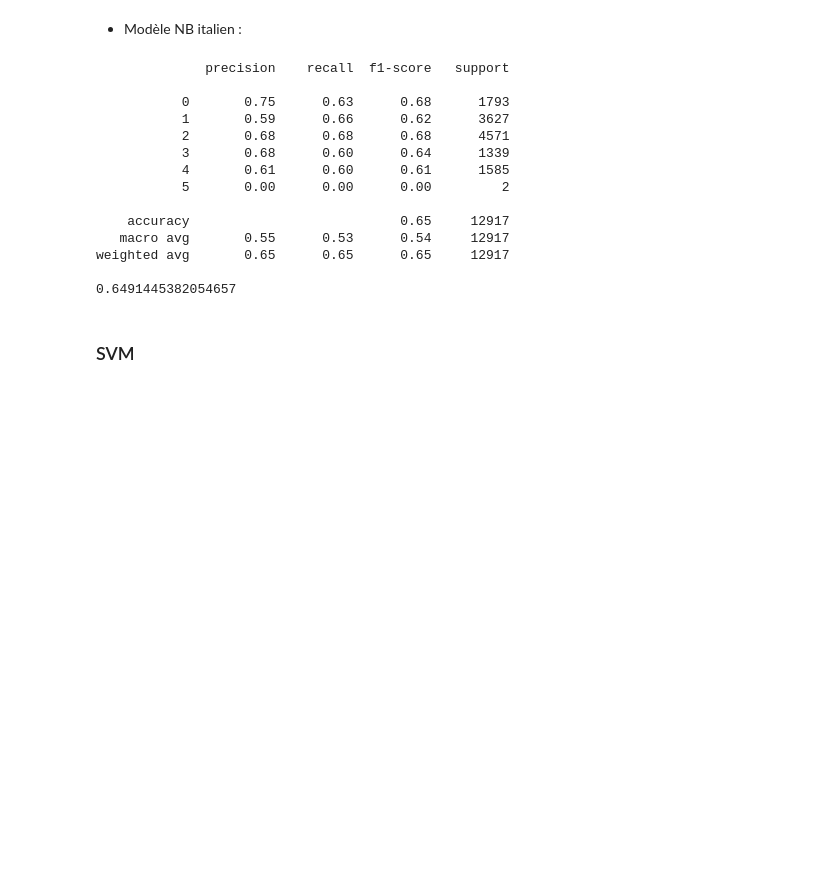
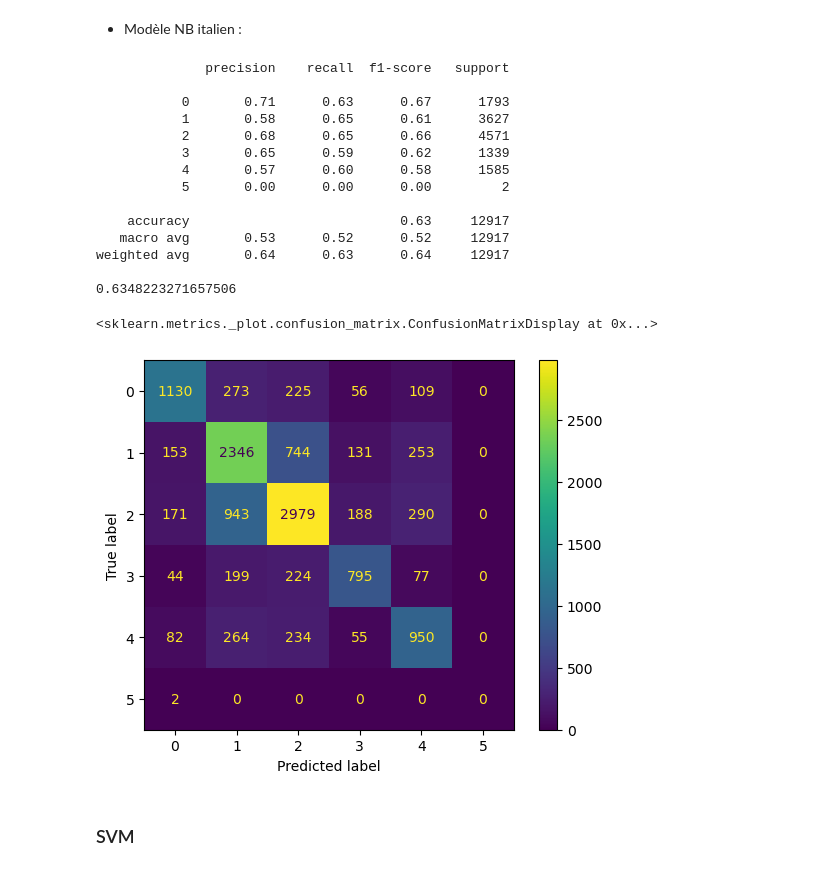
Before and after one commit to jmasSN/deft_2009, a Jupyter notebook: Codes/extract_main_final.ipynb, the cells around one changed output. Drawn from its saved outputs; the diff is of its cells as text; code cells hidden in the pictures; blank space fills up the shorter version.

```diff
--- a/Codes/extract_main_final.ipynb
+++ b/Codes/extract_main_final.ipynb
@@ -519,0 +574,10 @@ ConfusionMatrixDisplay(confusion_matrix=cm_it).plot()
+# %%
+#Pour l'italien
+
+MNB = MultinomialNB()
+MNB.fit(X_train_it, y_train_it)
+
+y_pred = MNB.predict(X_test_it)
+
+print(classification_report(y_test_it, y_pred))
+print(MNB.score(X_test_it, y_test_it))
@@ -613,18 +708,25 @@ print(MNB.score(X_test_it, y_test_it))
 # %% [output]
               precision    recall  f1-score   support
 
-           0       0.75      0.63      0.68      1793
-           1       0.59      0.66      0.62      3627
-           2       0.68      0.68      0.68      4571
-           3       0.68      0.60      0.64      1339
-           4       0.61      0.60      0.61      1585
+           0       0.71      0.63      0.67      1793
+           1       0.58      0.65      0.61      3627
+           2       0.68      0.65      0.66      4571
+           3       0.65      0.59      0.62      1339
+           4       0.57      0.60      0.58      1585
            5       0.00      0.00      0.00         2
 
-    accuracy                           0.65     12917
-   macro avg       0.55      0.53      0.54     12917
-weighted avg       0.65      0.65      0.65     12917
+    accuracy                           0.63     12917
+   macro avg       0.53      0.52      0.52     12917
+weighted avg       0.64      0.63      0.64     12917
 
-0.6491445382054657
+0.6348223271657506
+# %%
+cm_it = confusion_matrix(y_test_it, y_pred)
+
+ConfusionMatrixDisplay(confusion_matrix=cm_it).plot()
+# %% [output]
+<sklearn.metrics._plot.confusion_matrix.ConfusionMatrixDisplay at 0x...>
+[figure, added]
 # %% [markdown]
 ### SVM
 # %% [markdown]
```
Also changed, not shown: parts of 14 cells of this notebook.
